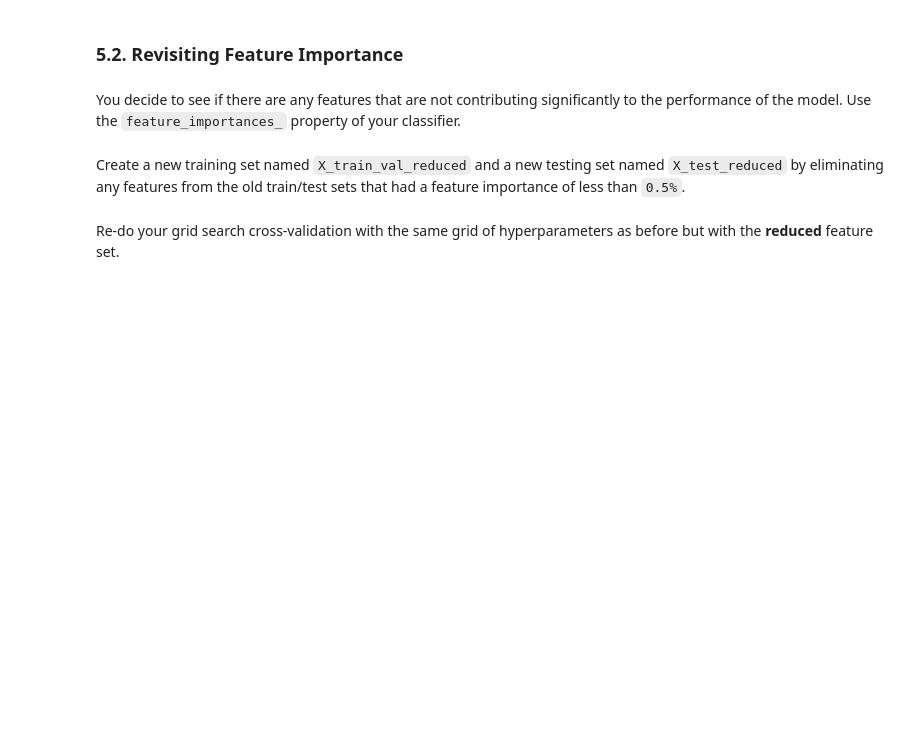
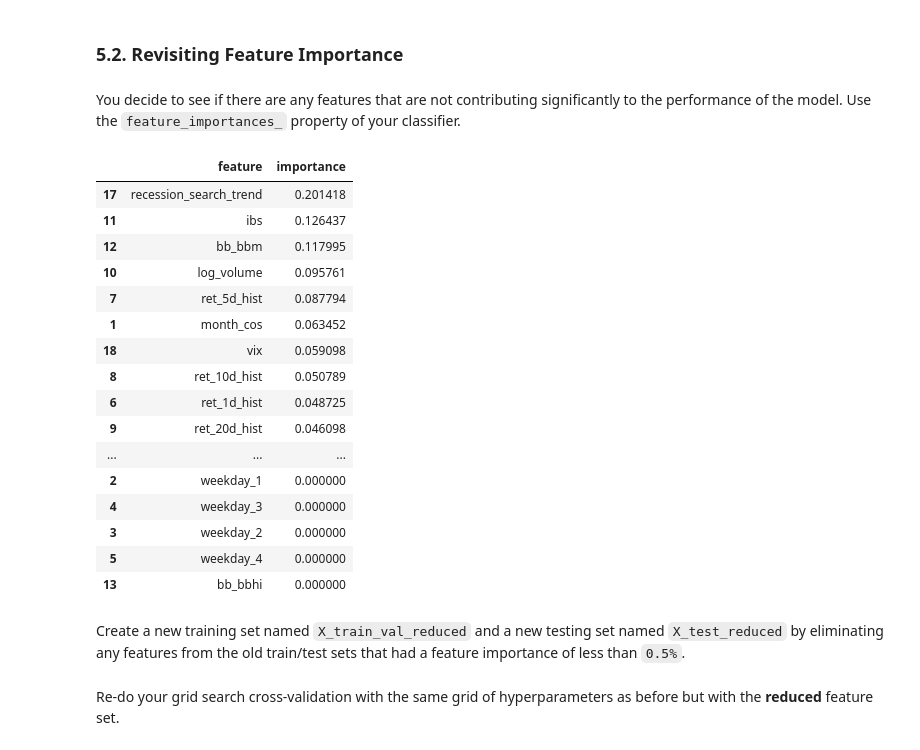
Before and after one commit to Udacity-AI-for-Trading-Strategies/Building-and-Optimizing-Classification-Model-for-Trading, a Jupyter notebook: project_starter.ipynb, the cells around one changed output. Saved outputs shown, nothing was run; the diff lists cells and outputs as text; code cells hidden in the pictures; blank space fills up the shorter version.

```diff
--- a/project_starter.ipynb
+++ b/project_starter.ipynb
@@ -743,0 +756,15 @@ search.fit(## YOUR CODE HERE ##)
+# %%
+grid = {
+    "n_estimators": [50, 75, 100, 125, 150],
+    "max_depth": [2, 3, 4, 5],
+    "min_samples_leaf": [1, 2, 3, 4],
+}
+
+search = GridSearchCV(
+    RandomForestClassifier(random_state=RANDOM_SEED, n_jobs=-1),
+    param_grid=grid,
+    cv=5,
+    scoring="accuracy",
+)
+
+search.fit(X_train_val, y_train_val)
@@ -754,2 +790,6 @@ best_n_estimators = ## YOUR CODE HERE ##
+# %%
+best_max_depth = search.best_params_["max_depth"]
+best_min_samples_leaf = search.best_params_["min_samples_leaf"]
+best_n_estimators = search.best_params_["n_estimators"]
 # %% [markdown]
 Looking more closely at the DataFrame of top 5 results, varying which hyperparameter did not seem to have any effect, at least in the top-ranking score?
@@ -772,0 +810,9 @@ clf.fit(## YOUR CODE HERE ##)
+# %%
+clf = RandomForestClassifier(
+    max_depth=best_max_depth,
+    min_samples_leaf=best_min_samples_leaf,
+    n_estimators=best_n_estimators,
+    random_state=RANDOM_SEED,
+    n_jobs=-1,
+)
+clf.fit(X_train_val, y_train_val)
@@ -828,3 +919,28 @@ You decide to see if there are any features that are not contributing significan
+# %%
+# Identify the features not contributing to the model
+feature_importances = clf.feature_importances_
+features = X_train_val.columns
+feature_importances_df = pd.DataFrame({"feature": features, "importance": feature_importances})
+feature_importances_df = feature_importances_df.sort_values("importance", ascending=False)
+feature_importances_df
+# %% [output]
+|  | feature | importance |
+| 17 | recession_search_trend | 0.201418 |
+| 11 | ibs | 0.126437 |
+| 12 | bb_bbm | 0.117995 |
+| 10 | log_volume | 0.095761 |
+| 7 | ret_5d_hist | 0.087794 |
+| 1 | month_cos | 0.063452 |
+| 18 | vix | 0.059098 |
+| 8 | ret_10d_hist | 0.050789 |
+| 6 | ret_1d_hist | 0.048725 |
+| 9 | ret_20d_hist | 0.046098 |
+| ... | ... | ... |
+| 2 | weekday_1 | 0.000000 |
+| 4 | weekday_3 | 0.000000 |
+| 3 | weekday_2 | 0.000000 |
+| 5 | weekday_4 | 0.000000 |
+| 13 | bb_bbhi | 0.000000 |
 # %% [markdown]
 Create a new training set named `X_train_val_reduced` and a new testing set named `X_test_reduced` by eliminating any features from the old train/test sets that had a feature importance of less than `0.5%`.
 # %%
```
Also changed, not shown: parts of 65 cells of this notebook.
